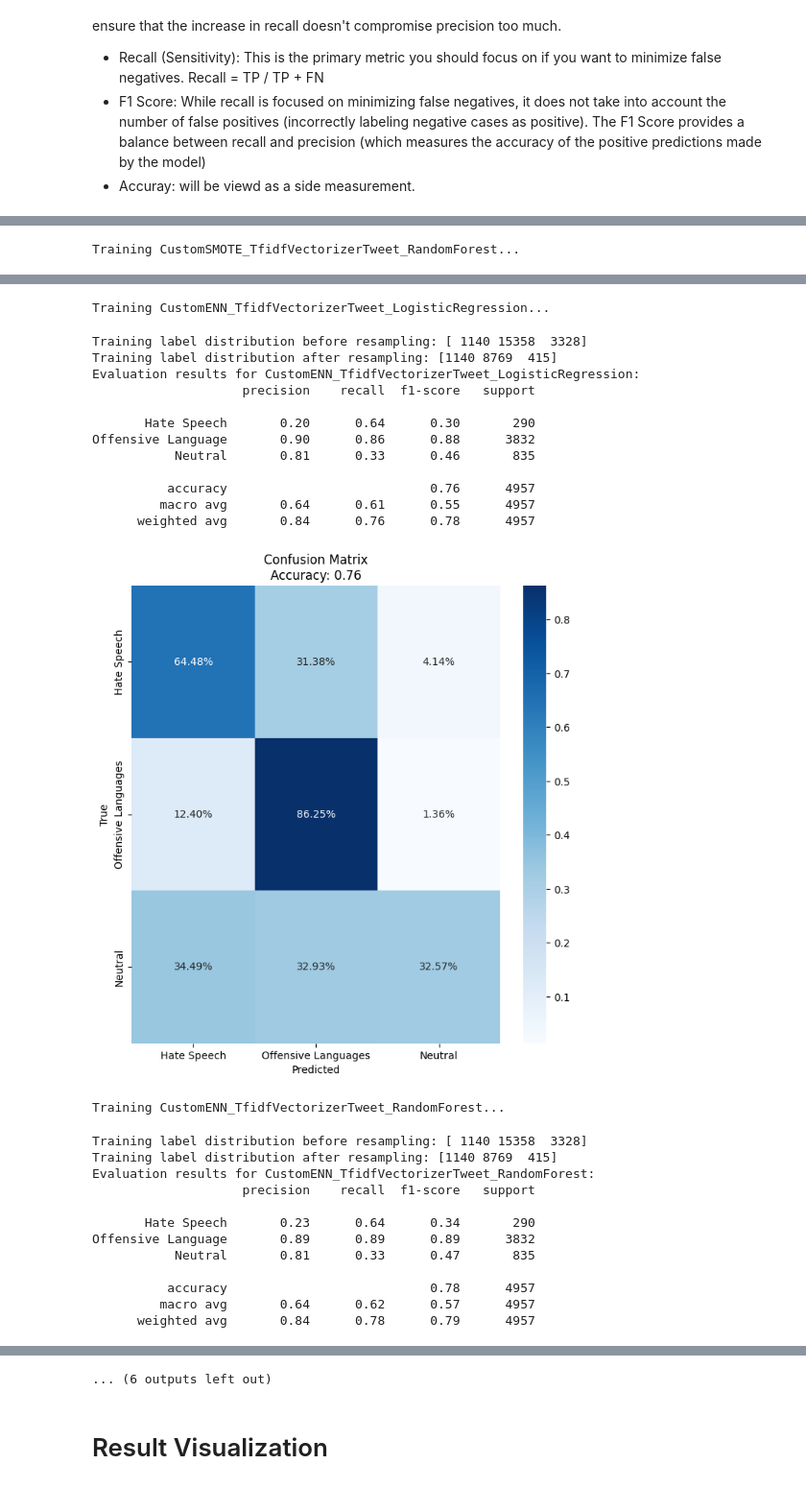
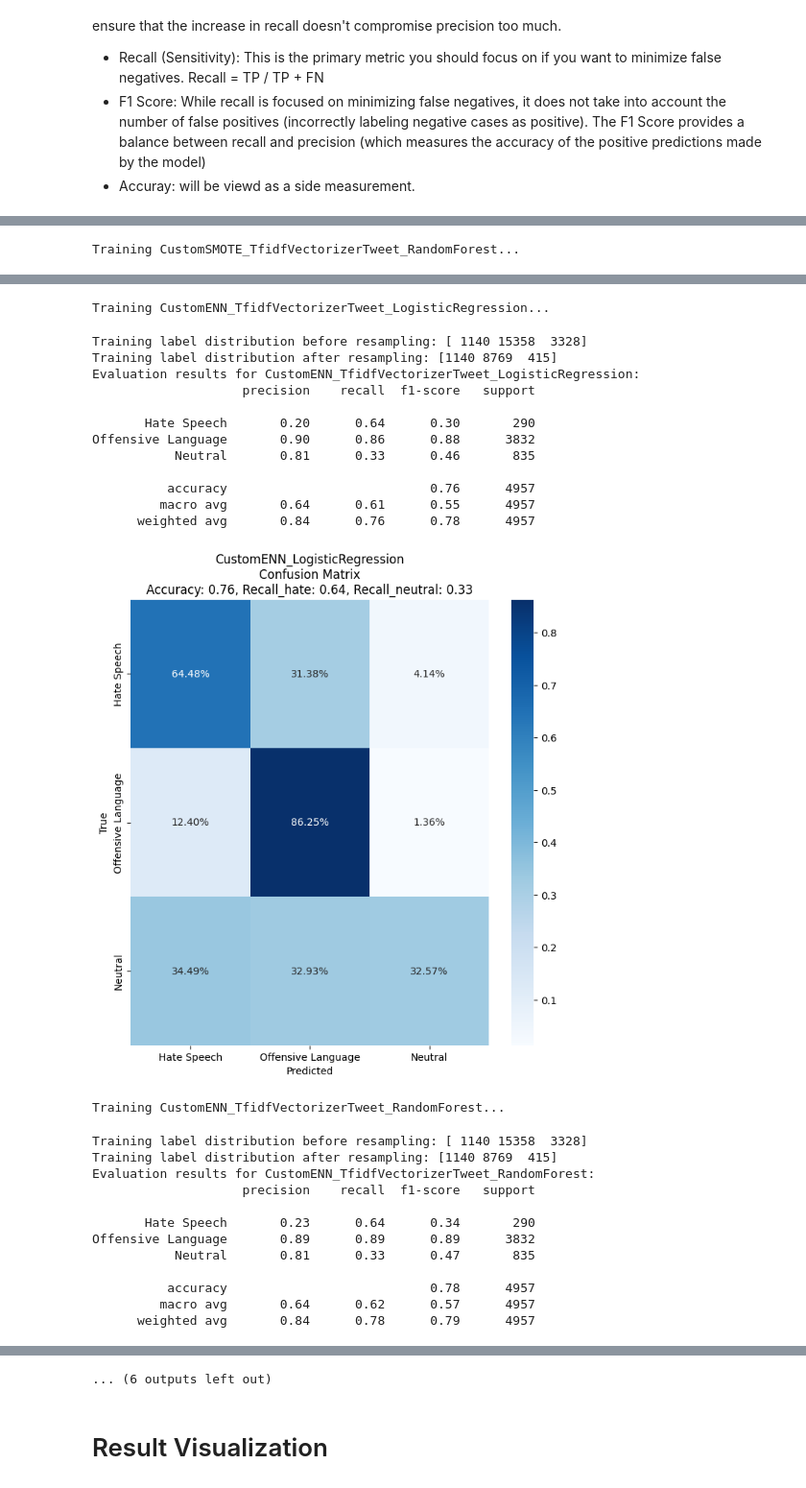
Before and after one commit to wh476/ML4Health, a Jupyter notebook: baseline_models_auto.ipynb, the cells around one changed output, grey strips where cells are left out. Shown at 96% size. Cells and saved outputs as stored; diff of their text form; code cells hidden in the pictures.

```diff
--- a/baseline_models_auto.ipynb
+++ b/baseline_models_auto.ipynb
@@ -274,8 +274,10 @@ To minimize false negatives, you would typically optimize for high recall and co
 - F1 Score: While recall is focused on minimizing false negatives, it does not take into account the number of false positives (incorrectly labeling negative cases as positive). The F1 Score provides a balance between recall and precision (which measures the accuracy of the positive predictions made by the model)
 - Accuray: will be viewd as a side measurement.
 # %%
-from sklearn.metrics import classification_report, confusion_matrix, accuracy_score, recall_score, f1_score
+from sklearn.metrics import classification_report, confusion_matrix, accuracy_score, recall_score, f1_score, precision_score
+import matplotlib.pyplot as plt
 import seaborn as sns
+%matplotlib inline
 
 res = []
 
@@ -296,11 +298,13 @@ for pipeline_name, sampling_method_name, model_name, pipeline in pipelines:
     y_pred = pipeline.predict(X_test)
 
     accuracy_general = accuracy_score(y_test, y_pred)
+    precision_class0 = precision_score(y_test, y_pred, labels=[0], average=None)[0]
+    precision_class1 = precision_score(y_test, y_pred, labels=[1], average=None)[0]
+    precision_class2 = precision_score(y_test, y_pred, labels=[2], average=None)[0]
     recall_class0 = recall_score(y_test, y_pred, labels=[0], average=None)[0]
     recall_class1 = recall_score(y_test, y_pred, labels=[1], average=None)[0]
     recall_class2 = recall_score(y_test, y_pred, labels=[2], average=None)[0]
     f1_class_0 = f1_score(y_test, y_pred, labels=[0], average=None)[0]
-
 
     res.append({
         'Pipeline': pipeline_name,
@@ -309,6 +313,7 @@ for pipeline_name, sampling_method_name, model_name, pipeline in pipelines:
         'Recall_hate': recall_class0,
         'Recall_offensive': recall_class1,
         'Recall_neutral': recall_class2,
+        'Precision_neutral': precision_class2,
         # 'F1_hate': f1_class_0,
         # 'Accuracy_general': accuracy_general
         })
@@ -321,17 +326,15 @@ for pipeline_name, sampling_method_name, model_name, pipeline in pipelines:
     # Generate confusion matrix
     conf_mat = confusion_matrix(y_test, y_pred, normalize='true')
     accuracy_bertweet = accuracy_score(y_test, y_pred)
+    label_dict = {0: 'Hate Speech', 1: 'Offensive Language', 2: 'Neutral'}
 
     # Display the confusion matrix as a heatmap
-    plt.figure(figsize=(8, 8))
-    # sns.heatmap(conf_mat, annot=True, cmap='Blues', xticklabels=label_dict.keys(), yticklabels=label_dict.keys())
-    label_dict = {'Hate Speech': 0, 'Offensive Languages': 1, 'Neutral': 2}
-    sns.heatmap(conf_mat, annot=True, cmap="Blues", fmt='.2%', xticklabels=label_dict.keys(), yticklabels=label_dict.keys())
-    plt.title(f'Confusion Matrix\nAccuracy: {accuracy_general:.2f}')
+    fig, ax = plt.subplots(figsize=(8, 8))
+    sns.heatmap(conf_mat, annot=True, fmt='.2%', cmap='Blues', ax=ax, xticklabels=label_dict.values(), yticklabels=label_dict.values())
+    plt.title(f'{sampling_method_name}_{model_name}\nConfusion Matrix\nAccuracy: {accuracy_general:.2f}, Recall_hate: {recall_class0:.2f}, Recall_neutral: {recall_class2:.2f}')
     plt.xlabel('Predicted')
     plt.ylabel('True')
-
-    plt.savefig(f'./img/{pipeline_name}_confusion_matrix.png')  # Save first
+    plt.savefig(f'./img/{pipeline_name}_confusion_matrix.png')
     plt.show()
 # %% [output]
 Training CustomSMOTE_TfidfVectorizerTweet_LogisticRegression...
@@ -365,17 +368,17 @@ Offensive Language       0.91      0.95      0.93      3832
 Training CustomENN_TfidfVectorizerTweet_LogisticRegression...
 Training label distribution before resampling: [ 1140 15358  3328]
 Training label distribution after resampling: [1140 8769  415]
 Evaluation results for CustomENN_TfidfVectorizerTweet_LogisticRegression:
                     precision    recall  f1-score   support
 
        Hate Speech       0.20      0.64      0.30       290
 Offensive Language       0.90      0.86      0.88      3832
            Neutral       0.81      0.33      0.46       835
 
           accuracy                           0.76      4957
          macro avg       0.64      0.61      0.55      4957
       weighted avg       0.84      0.76      0.78      4957
-[figure, old version]
+[figure, new version]
 Training CustomENN_TfidfVectorizerTweet_RandomForest...
 Training label distribution before resampling: [ 1140 15358  3328]
 Training label distribution after resampling: [1140 8769  415]
```
Also changed, not shown: parts of 1 cell of this notebook.
